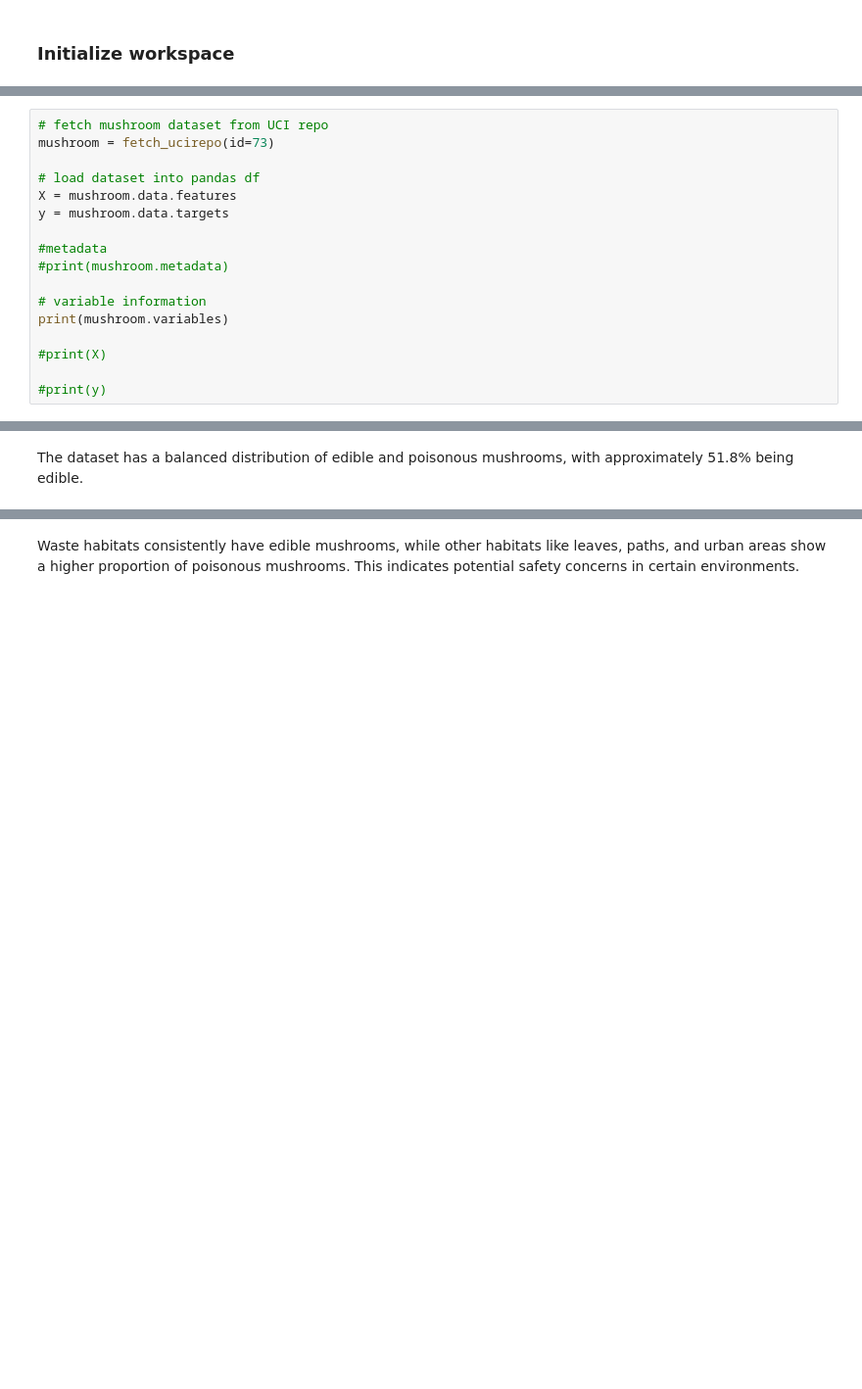
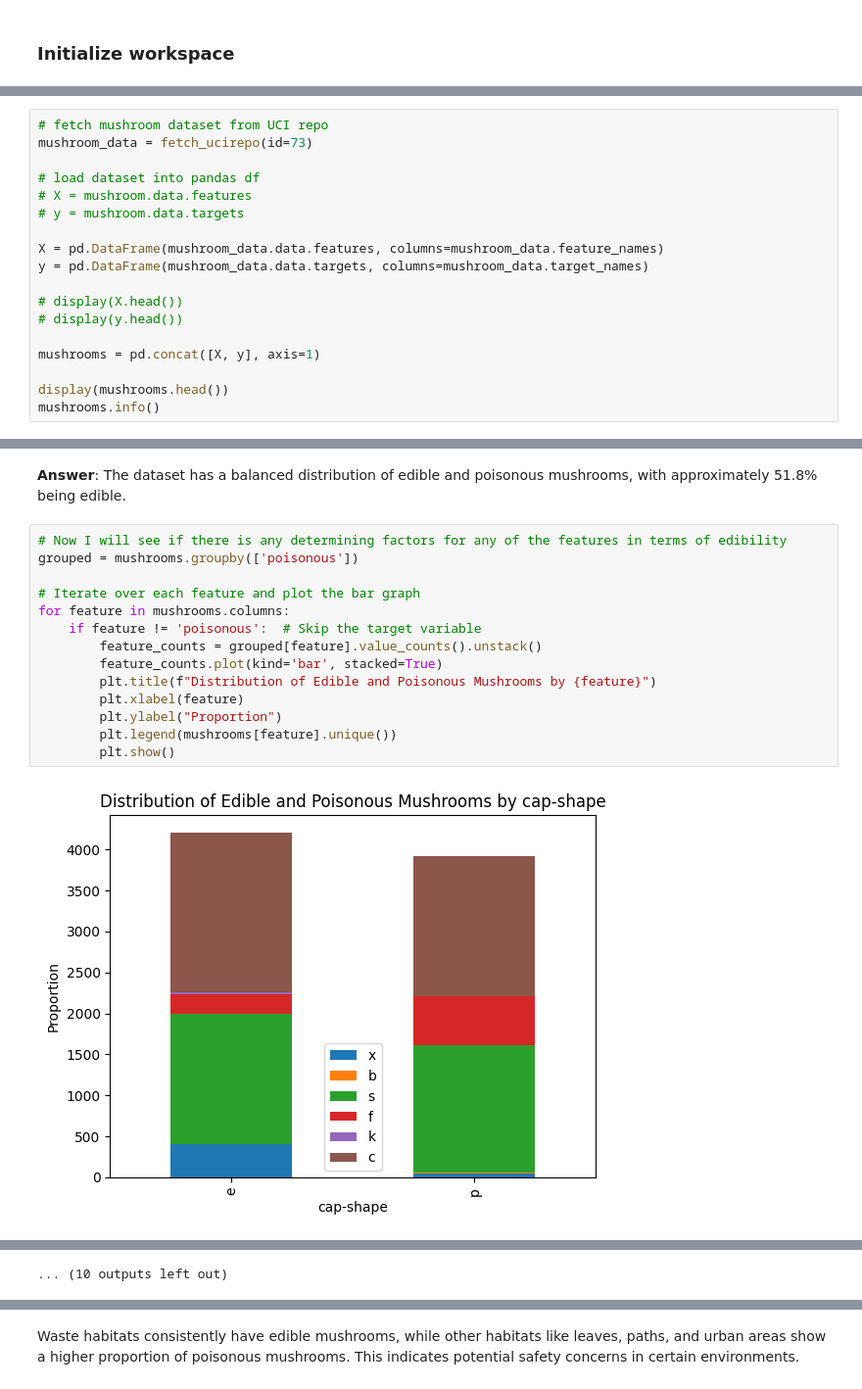
Before and after one commit to emilyclifton/ML-Mushrooms, a Jupyter notebook: mushrooms.ipynb, the cells around one changed output, grey strips where cells are left out. Shown at 98% size. Cells and saved outputs as stored; diff of their text form; blank space fills up the shorter version.

```diff
--- a/mushrooms.ipynb
+++ b/mushrooms.ipynb
@@ -87,18 +67,19 @@ Successfully installed ucimlrepo-0.0.3
 # %%
 # fetch mushroom dataset from UCI repo
-mushroom = fetch_ucirepo(id=73)
+mushroom_data = fetch_ucirepo(id=73)
 
 # load dataset into pandas df
-X = mushroom.data.features
-y = mushroom.data.targets
+# X = mushroom.data.features
+# y = mushroom.data.targets
 
-#metadata
-#print(mushroom.metadata)
+X = pd.DataFrame(mushroom_data.data.features, columns=mushroom_data.feature_names)
+y = pd.DataFrame(mushroom_data.data.targets, columns=mushroom_data.target_names)
 
-# variable information
-print(mushroom.variables)
+# display(X.head())
+# display(y.head())
 
-#print(X)
+mushrooms = pd.concat([X, y], axis=1)
 
-#print(y)
+display(mushrooms.head())
+mushrooms.info()
 # %% [output]
@@ -141,2 +171,18 @@ Percentage of Edible Mushrooms: 51.80%
 # %% [markdown]
-The dataset has a balanced distribution of edible and poisonous mushrooms, with approximately 51.8% being edible.
+__Answer__: The dataset has a balanced distribution of edible and poisonous mushrooms, with approximately 51.8% being edible.
+# %%
+# Now I will see if there is any determining factors for any of the features in terms of edibility
+grouped = mushrooms.groupby(['poisonous'])
+
+# Iterate over each feature and plot the bar graph
+for feature in mushrooms.columns:
+    if feature != 'poisonous':  # Skip the target variable
+        feature_counts = grouped[feature].value_counts().unstack()
+        feature_counts.plot(kind='bar', stacked=True)
+        plt.title(f"Distribution of Edible and Poisonous Mushrooms by {feature}")
+        plt.xlabel(feature)
+        plt.ylabel("Proportion")
+        plt.legend(mushrooms[feature].unique())
+        plt.show()
+# %% [output]
+[figure, added]
@@ -142,0 +200 @@ The dataset has a balanced distribution of edible and poisonous mushrooms, with
+... (10 outputs left out)
```
Also changed, not shown: parts of 66 cells of this notebook.
